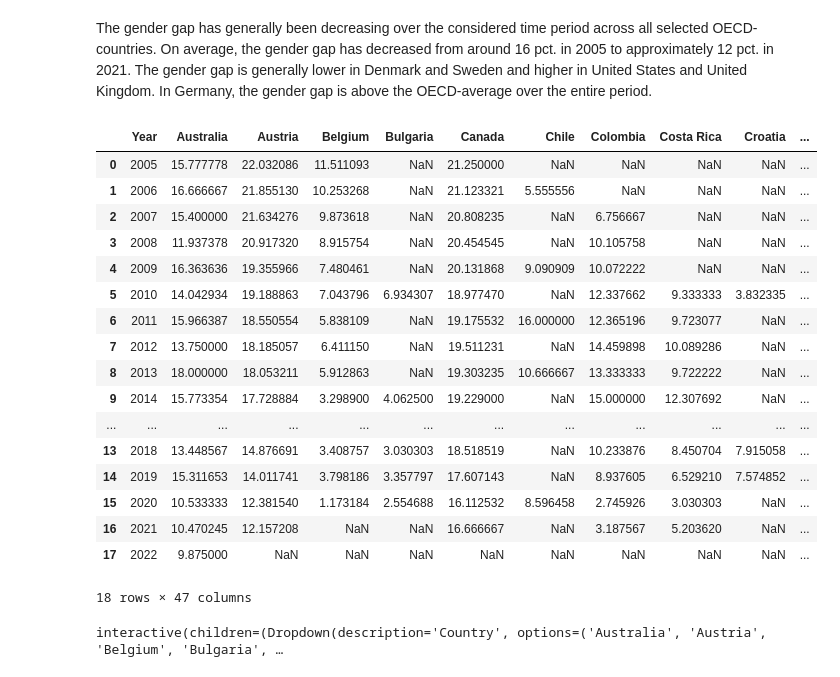
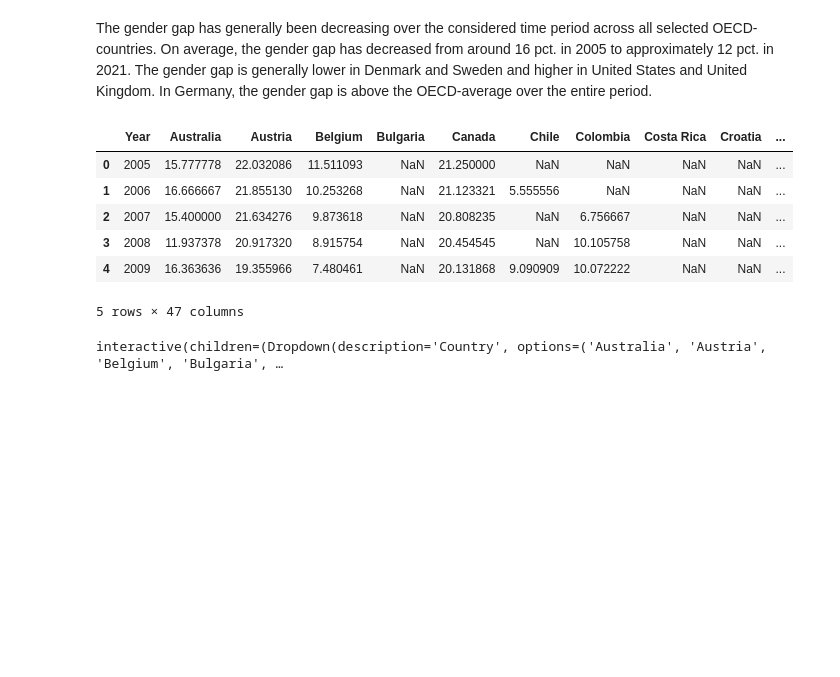
Before and after one commit to NumEconCopenhagen/projects-2023-aca, a Jupyter notebook: dataproject/dataproject.ipynb, the cells around one changed output. Drawn from its saved outputs; the diff is of its cells as text; code cells hidden in the pictures; blank space fills up the shorter version.

```diff
--- a/dataproject/dataproject.ipynb
+++ b/dataproject/dataproject.ipynb
@@ -140,28 +140,17 @@ The gender gap has generally been decreasing over the considered time period acr
 # %%
 # 6) Changing the data frame in order to create an overview for the ALL countries
 df_pivot1 = df_gg.pivot(index='Year', columns='Country', values='Gender_gap')
 df_pivot1.columns.name = None
 df_pivot1.reset_index(inplace=True)
-df_pivot1.head(20)
+df_pivot1.head(5)
 # %% [output]
 |  | Year | Australia | Austria | Belgium | Bulgaria | Canada | Chile | Colombia | Costa Rica | Croatia | ... |
 | 0 | 2005 | 15.777778 | 22.032086 | 11.511093 | NaN | 21.250000 | NaN | NaN | NaN | NaN | ... |
 | 1 | 2006 | 16.666667 | 21.855130 | 10.253268 | NaN | 21.123321 | 5.555556 | NaN | NaN | NaN | ... |
 | 2 | 2007 | 15.400000 | 21.634276 | 9.873618 | NaN | 20.808235 | NaN | 6.756667 | NaN | NaN | ... |
 | 3 | 2008 | 11.937378 | 20.917320 | 8.915754 | NaN | 20.454545 | NaN | 10.105758 | NaN | NaN | ... |
 | 4 | 2009 | 16.363636 | 19.355966 | 7.480461 | NaN | 20.131868 | 9.090909 | 10.072222 | NaN | NaN | ... |
-| 5 | 2010 | 14.042934 | 19.188863 | 7.043796 | 6.934307 | 18.977470 | NaN | 12.337662 | 9.333333 | 3.832335 | ... |
-| 6 | 2011 | 15.966387 | 18.550554 | 5.838109 | NaN | 19.175532 | 16.000000 | 12.365196 | 9.723077 | NaN | ... |
-| 7 | 2012 | 13.750000 | 18.185057 | 6.411150 | NaN | 19.511231 | NaN | 14.459898 | 10.089286 | NaN | ... |
-| 8 | 2013 | 18.000000 | 18.053211 | 5.912863 | NaN | 19.303235 | 10.666667 | 13.333333 | 9.722222 | NaN | ... |
-| 9 | 2014 | 15.773354 | 17.728884 | 3.298900 | 4.062500 | 19.229000 | NaN | 15.000000 | 12.307692 | NaN | ... |
-| ... | ... | ... | ... | ... | ... | ... | ... | ... | ... | ... | ... |
-| 13 | 2018 | 13.448567 | 14.876691 | 3.408757 | 3.030303 | 18.518519 | NaN | 10.233876 | 8.450704 | 7.915058 | ... |
-| 14 | 2019 | 15.311653 | 14.011741 | 3.798186 | 3.357797 | 17.607143 | NaN | 8.937605 | 6.529210 | 7.574852 | ... |
-| 15 | 2020 | 10.533333 | 12.381540 | 1.173184 | 2.554688 | 16.112532 | 8.596458 | 2.745926 | 3.030303 | NaN | ... |
-| 16 | 2021 | 10.470245 | 12.157208 | NaN | NaN | 16.666667 | NaN | 3.187567 | 5.203620 | NaN | ... |
-| 17 | 2022 | 9.875000 | NaN | NaN | NaN | NaN | NaN | NaN | NaN | NaN | ... |
-18 rows × 47 columns
+5 rows × 47 columns
 # %%
 # 7) Creating an interactive time series figure with drop down menu for each country
 
```
Also changed, not shown: parts of 5 cells of this notebook.
